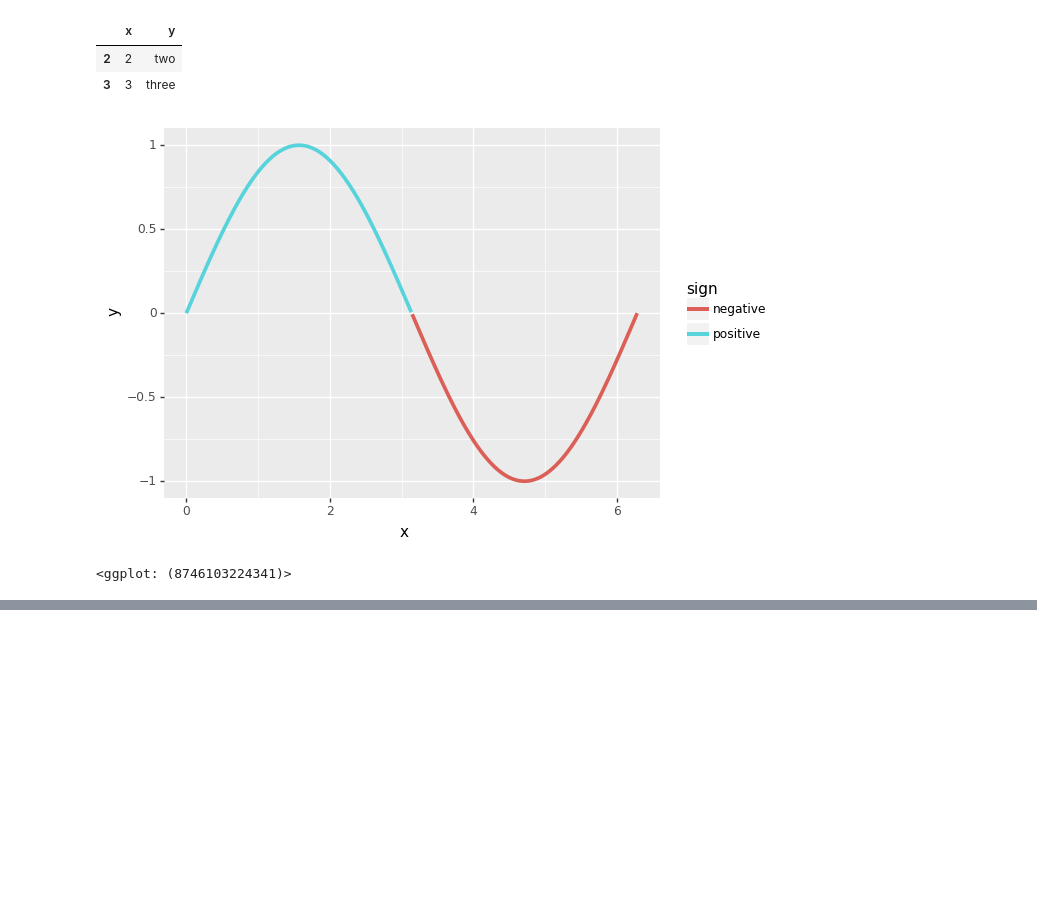
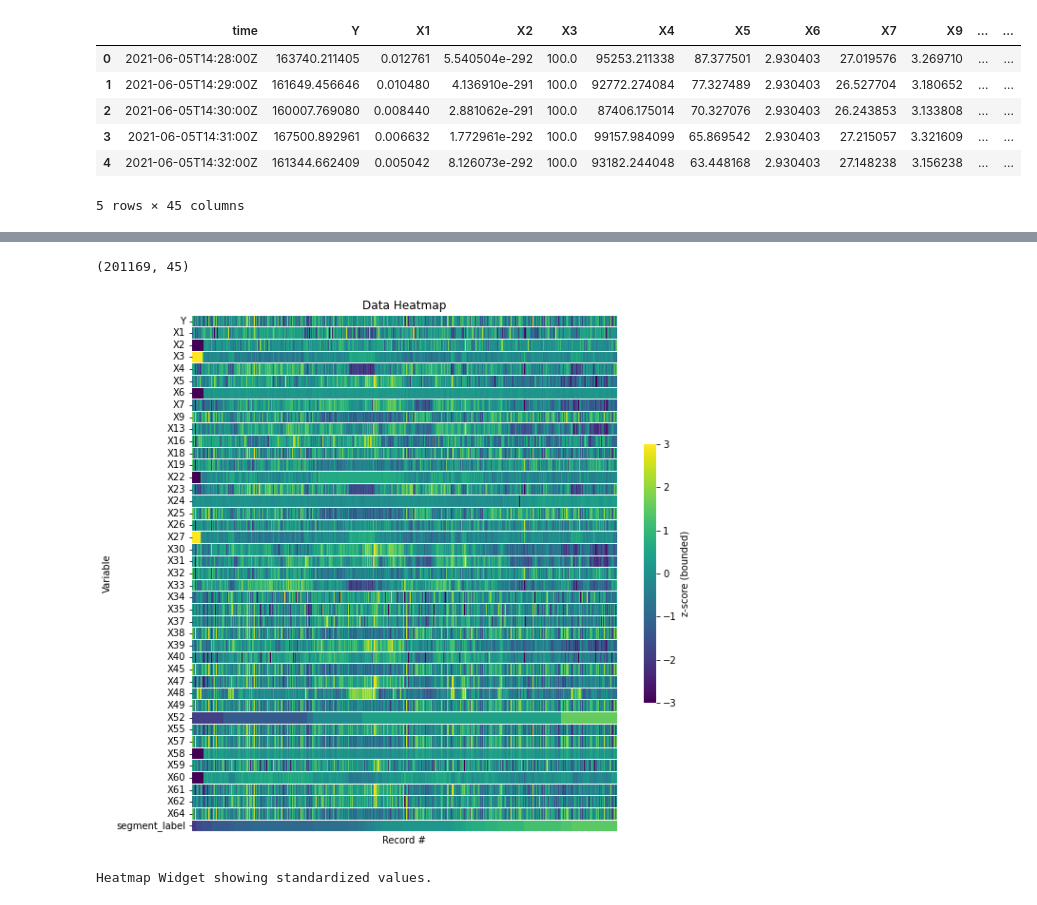
Before and after one commit to tsuli/MasterThesis_UniOfGlasgow, a Jupyter notebook: SVM_fitting_v01.ipynb, the cells around one changed output, grey strips where cells are left out. Drawn from its saved outputs; the diff is of its cells as text; code cells hidden in the pictures; blank space fills up the shorter version.

```diff
--- a/SVM_fitting_v01.ipynb
+++ b/SVM_fitting_v01.ipynb
@@ -418,6 +7,0 @@ df >> define(z=if_else('x > 1', 1, 0))
-# %%
-df >> query('x > 1')
-# %% [output]
-|  | x | y |
-| 2 | 2 | two |
-| 3 | 3 | three |
@@ -426,11 +8,14 @@ from plotnine import ggplot, aes, geom_line
-# %%
-df = pd.DataFrame({'x': np.linspace(0, 2*np.pi, 500)})
-(df
- >> define(y='np.sin(x)')
- >> define(sign=if_else('y >= 0', '"positive"', '"negative"'))
- >> (ggplot(aes('x', 'y'))
-     + geom_line(aes(color='sign'), size=1.5))
- )
-# %% [output]
-[figure, removed]
-<ggplot: (8746103224341)>
+# %%
+import data_describe as dd
+df_train = pd.read_csv("/content/d_Y_X_final.train.csv")
+df_test = pd.read_csv("/content/d_Y_X_final.test.csv")
+# %%
+df_train.head()
+# %% [output]
+|  | time | Y | X1 | X2 | X3 | X4 | X5 | X6 | X7 | X9 | ... | ... |
+| 0 | 2021-06-05T14:28:00Z | 163740.211405 | 0.012761 | 5.540504e-292 | 100.0 | 95253.211338 | 87.377501 | 2.930403 | 27.019576 | 3.269710 | ... | ... |
+| 1 | 2021-06-05T14:29:00Z | 161649.456646 | 0.010480 | 4.136910e-291 | 100.0 | 92772.274084 | 77.327489 | 2.930403 | 26.527704 | 3.180652 | ... | ... |
+| 2 | 2021-06-05T14:30:00Z | 160007.769080 | 0.008440 | 2.881062e-291 | 100.0 | 87406.175014 | 70.327076 | 2.930403 | 26.243853 | 3.133808 | ... | ... |
+| 3 | 2021-06-05T14:31:00Z | 167500.892961 | 0.006632 | 1.772961e-292 | 100.0 | 99157.984099 | 65.869542 | 2.930403 | 27.215057 | 3.321609 | ... | ... |
+| 4 | 2021-06-05T14:32:00Z | 161344.662409 | 0.005042 | 8.126073e-292 | 100.0 | 93182.244048 | 63.448168 | 2.930403 | 27.148238 | 3.156238 | ... | ... |
+5 rows × 45 columns
@@ -436,0 +23,9 @@ df = pd.DataFrame({'x': np.linspace(0, 2*np.pi, 500)})
+# %%
+df_train.shape
+# %% [output]
+(201169, 45)
+# %%
+dd.data_heatmap(df_train)
+# %% [output]
+[figure, added]
+Heatmap Widget showing standardized values.
```
Also changed, not shown: parts of 26 cells of this notebook.
